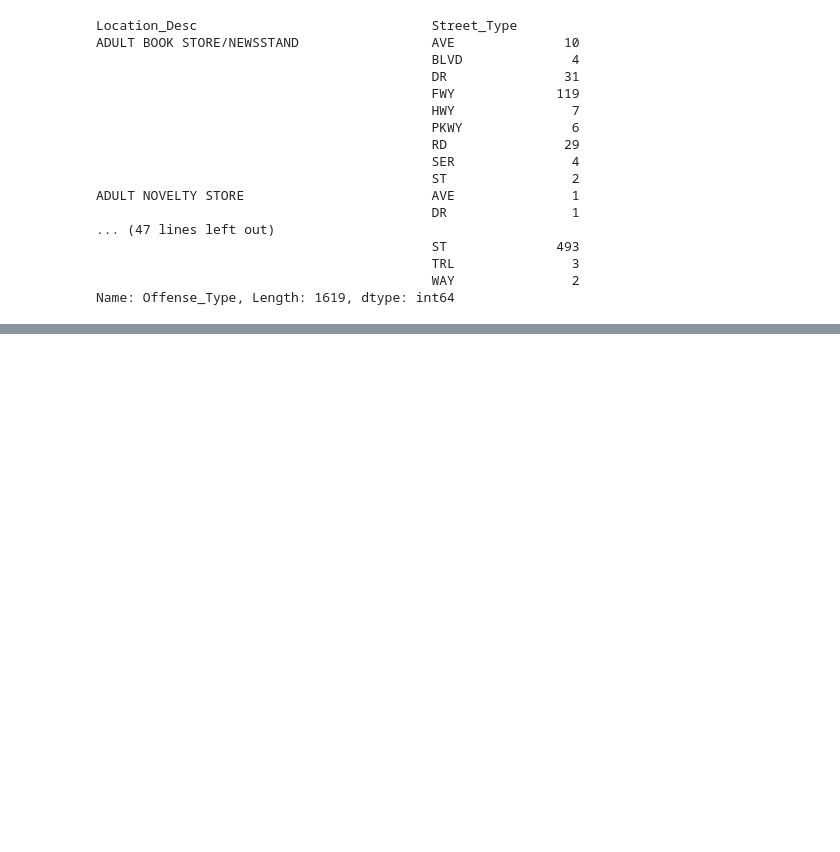
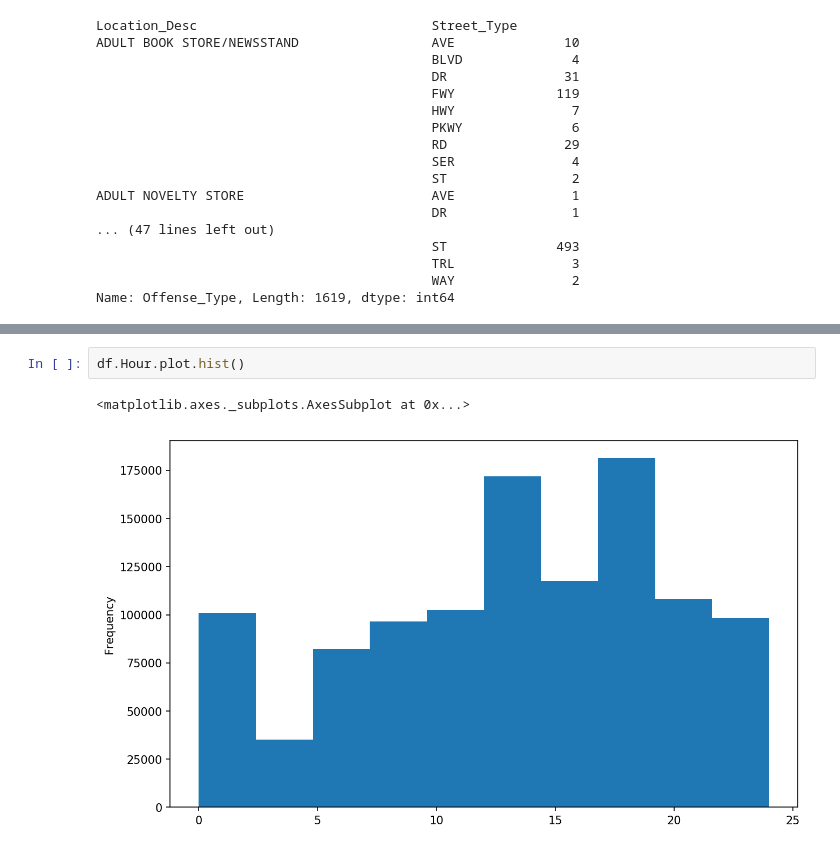
Before and after one commit to mmc20/deepcrime, a Jupyter notebook: Adrienne/EDA -AL.ipynb, the cells around one changed output, grey strips where cells are left out. Cells and saved outputs as stored; diff of their text form; blank space fills up the shorter version.

```diff
--- a/Adrienne/EDA -AL.ipynb
+++ b/Adrienne/EDA -AL.ipynb
@@ -76,0 +91,5 @@ Name: Offense_Type, Length: 1619, dtype: int64
+# %%
+df.Hour.plot.hist()
+# %% [output]
+<matplotlib.axes._subplots.AxesSubplot at 0x...>
+[figure, added]
```
Also changed, not shown: parts of 4 cells of this notebook.
